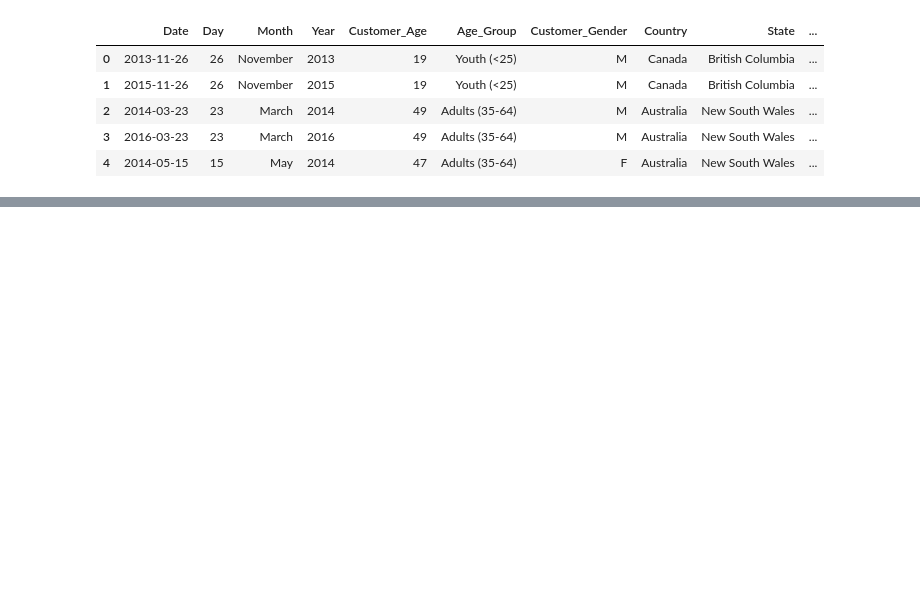
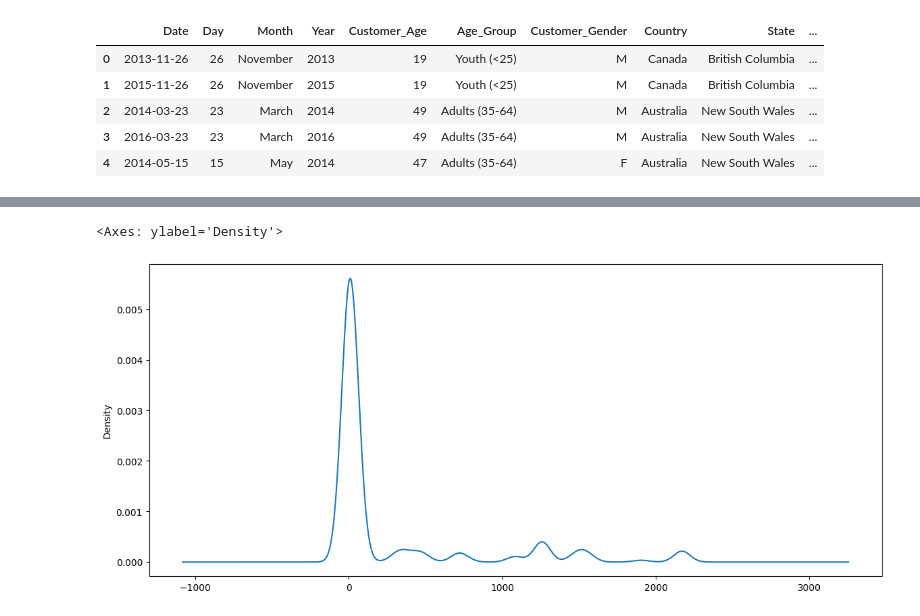
Before and after one commit to ab-hi08/Ice-Cream, a Jupyter notebook: notebooks/colab-github-demo.ipynb, the cells around one changed output, grey strips where cells are left out. Drawn from its saved outputs; the diff is of its cells as text; code cells hidden in the pictures; blank space fills up the shorter version.

```diff
--- a/notebooks/colab-github-demo.ipynb
+++ b/notebooks/colab-github-demo.ipynb
@@ -82,0 +141,5 @@ df.head()
+# %%
+df['Unit_Cost'].plot(kind='density', figsize=(14,6))
+# %% [output]
+<Axes: ylabel='Density'>
+[figure, added]
```
Also changed, not shown: parts of 8 cells of this notebook.
